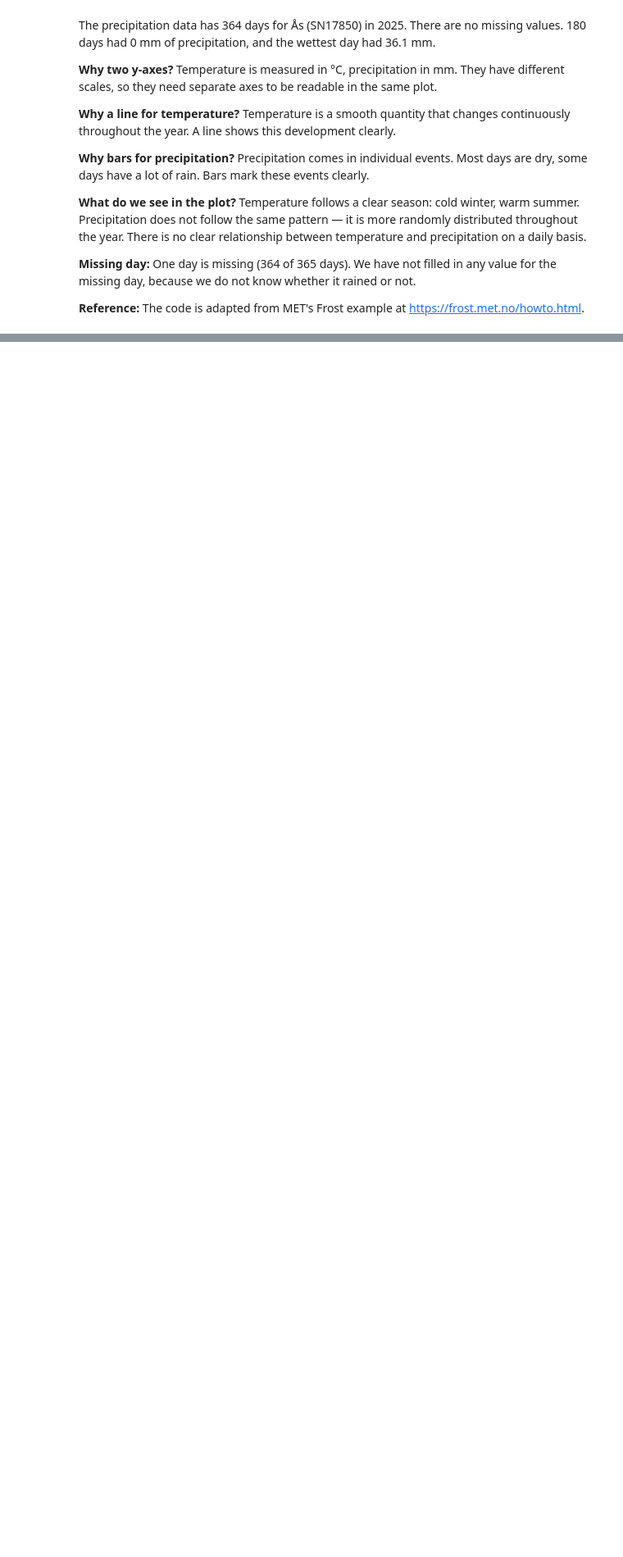
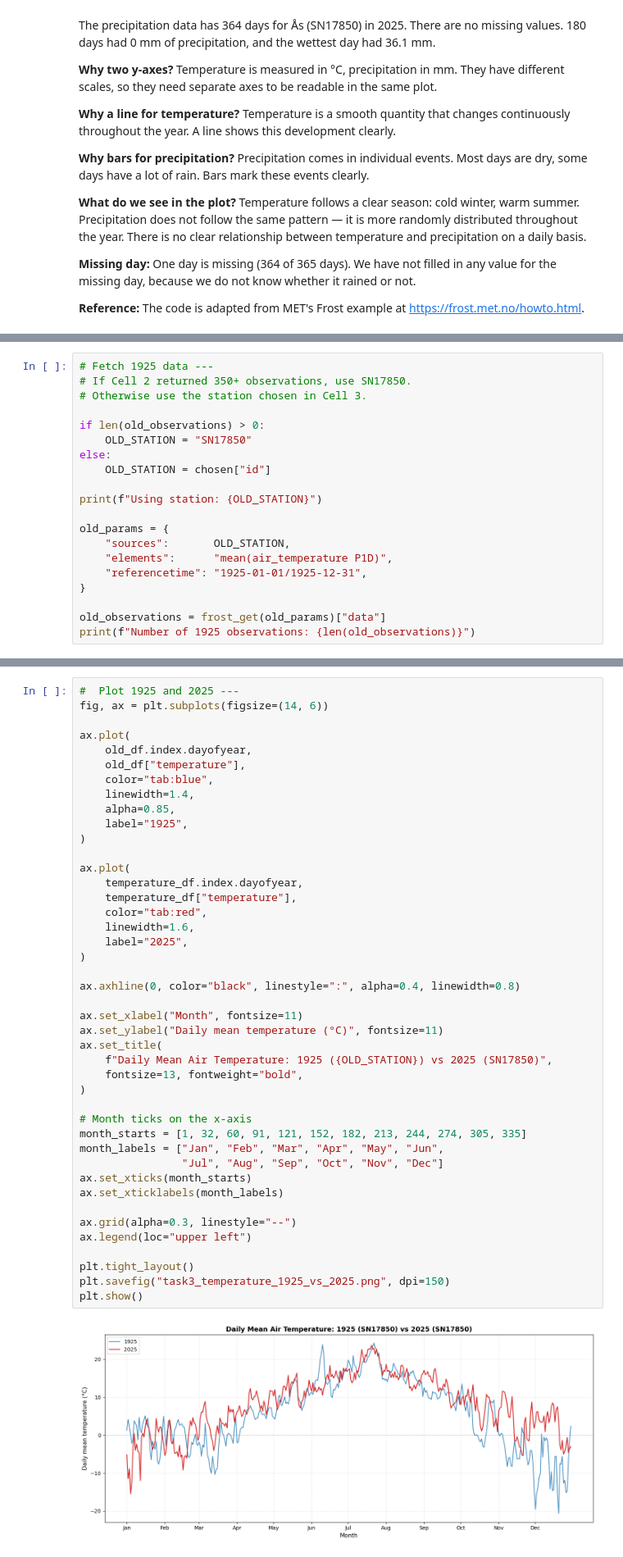
Before and after one commit to khalidrashed/deliverable_1, a Jupyter notebook: deliverable_1.ipynb, the cells around one changed output, grey strips where cells are left out. Shown at 82% size. Drawn from its saved outputs; the diff is of its cells as text; blank space fills up the shorter version.

```diff
--- a/deliverable_1.ipynb
+++ b/deliverable_1.ipynb
@@ -416,0 +732,20 @@ https://frost.met.no/howto.html.
+# %%
+# Fetch 1925 data ---
+# If Cell 2 returned 350+ observations, use SN17850.
+# Otherwise use the station chosen in Cell 3.
+
+if len(old_observations) > 0:
+    OLD_STATION = "SN17850"
+else:
+    OLD_STATION = chosen["id"]
+
+print(f"Using station: {OLD_STATION}")
+
+old_params = {
+    "sources":       OLD_STATION,
+    "elements":      "mean(air_temperature P1D)",
+    "referencetime": "1925-01-01/1925-12-31",
+}
+
+old_observations = frost_get(old_params)["data"]
+print(f"Number of 1925 observations: {len(old_observations)}")
@@ -416,0 +801,45 @@ https://frost.met.no/howto.html.
+# %%
+#  Plot 1925 and 2025 ---
+fig, ax = plt.subplots(figsize=(14, 6))
+
+ax.plot(
+    old_df.index.dayofyear,
+    old_df["temperature"],
+    color="tab:blue",
+    linewidth=1.4,
+    alpha=0.85,
+    label="1925",
+)
+
+ax.plot(
+    temperature_df.index.dayofyear,
+    temperature_df["temperature"],
+    color="tab:red",
+    linewidth=1.6,
+    label="2025",
+)
+
+ax.axhline(0, color="black", linestyle=":", alpha=0.4, linewidth=0.8)
+
+ax.set_xlabel("Month", fontsize=11)
+ax.set_ylabel("Daily mean temperature (°C)", fontsize=11)
+ax.set_title(
+    f"Daily Mean Air Temperature: 1925 ({OLD_STATION}) vs 2025 (SN17850)",
+    fontsize=13, fontweight="bold",
+)
+
+# Month ticks on the x-axis
+month_starts = [1, 32, 60, 91, 121, 152, 182, 213, 244, 274, 305, 335]
+month_labels = ["Jan", "Feb", "Mar", "Apr", "May", "Jun",
+                "Jul", "Aug", "Sep", "Oct", "Nov", "Dec"]
+ax.set_xticks(month_starts)
+ax.set_xticklabels(month_labels)
+
+ax.grid(alpha=0.3, linestyle="--")
+ax.legend(loc="upper left")
+
+plt.tight_layout()
+plt.savefig("task3_temperature_1925_vs_2025.png", dpi=150)
+plt.show()
+# %% [output]
+[figure, added]
```
Also changed, not shown: parts of 43 cells of this notebook, 1 other file.
